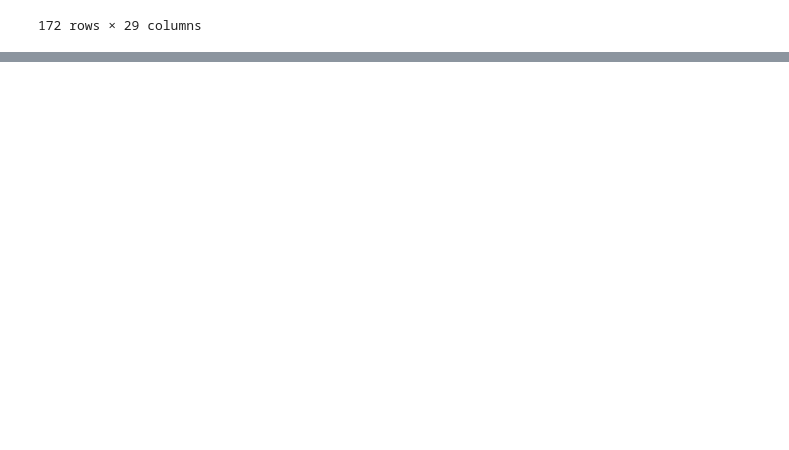
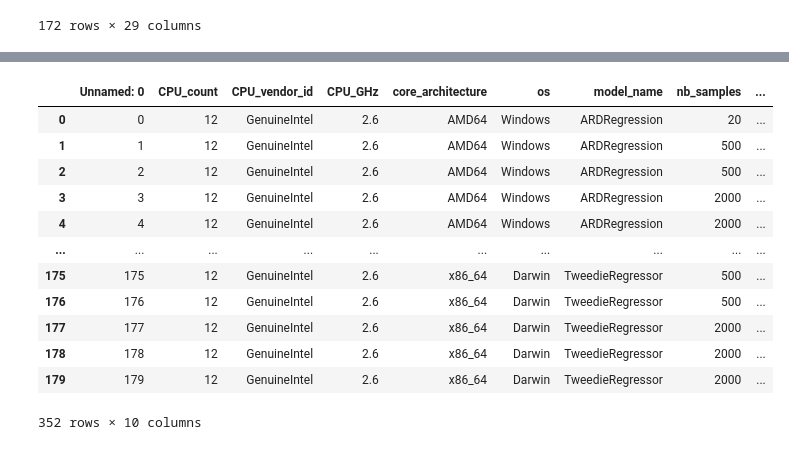
Before and after one commit to wesleymth/LauzHack-2022-energy, a Jupyter notebook: notebook_wesley.ipynb, the cells around one changed output, grey strips where cells are left out. Cells and saved outputs as stored; diff of their text form; code cells hidden in the pictures; blank space fills up the shorter version.

```diff
--- a/notebook_wesley.ipynb
+++ b/notebook_wesley.ipynb
@@ -829,7 +829,7 @@ import pandas as pd
 # %%
 def extract_energy_consumed(sub_data:pd.DataFrame)->list:
     """Extract the column of a sub data set produced with a codecarbon framework"""
-    energy_consumed = list(sub_data_gui["energy_consumed"])
+    energy_consumed = list(sub_data["energy_consumed"])
     energy_consumed.reverse()
     for i in range(0, len(energy_consumed)-1):
         energy_consumed[i] -=  energy_consumed[i+1] # Normalise the energy as it is cumulative
@@ -927,0 +926,2 @@ ValueError: Length of values (180) does not match length of index (172)
+# %%
+full_data_set = pd.concat([sub_data_e_n, sub_data_e_g], axis=0)
@@ -927,0 +944,16 @@ ValueError: Length of values (180) does not match length of index (172)
+# %%
+full_data_set.drop(columns = ["memory_available_B", "swap_free_B"])
+# %% [output]
+|  | Unnamed: 0 | CPU_count | CPU_vendor_id | CPU_GHz | core_architecture | os | model_name | nb_samples | ... |
+| 0 | 0 | 12 | GenuineIntel | 2.6 | AMD64 | Windows | ARDRegression | 20 | ... |
+| 1 | 1 | 12 | GenuineIntel | 2.6 | AMD64 | Windows | ARDRegression | 500 | ... |
+| 2 | 2 | 12 | GenuineIntel | 2.6 | AMD64 | Windows | ARDRegression | 500 | ... |
+| 3 | 3 | 12 | GenuineIntel | 2.6 | AMD64 | Windows | ARDRegression | 2000 | ... |
+| 4 | 4 | 12 | GenuineIntel | 2.6 | AMD64 | Windows | ARDRegression | 2000 | ... |
+| ... | ... | ... | ... | ... | ... | ... | ... | ... | ... |
+| 175 | 175 | 12 | GenuineIntel | 2.6 | x86_64 | Darwin | TweedieRegressor | 500 | ... |
+| 176 | 176 | 12 | GenuineIntel | 2.6 | x86_64 | Darwin | TweedieRegressor | 500 | ... |
+| 177 | 177 | 12 | GenuineIntel | 2.6 | x86_64 | Darwin | TweedieRegressor | 2000 | ... |
+| 178 | 178 | 12 | GenuineIntel | 2.6 | x86_64 | Darwin | TweedieRegressor | 2000 | ... |
+| 179 | 179 | 12 | GenuineIntel | 2.6 | x86_64 | Darwin | TweedieRegressor | 2000 | ... |
+352 rows × 10 columns
```
Also changed, not shown: parts of 2 cells of this notebook, 2 other files.
